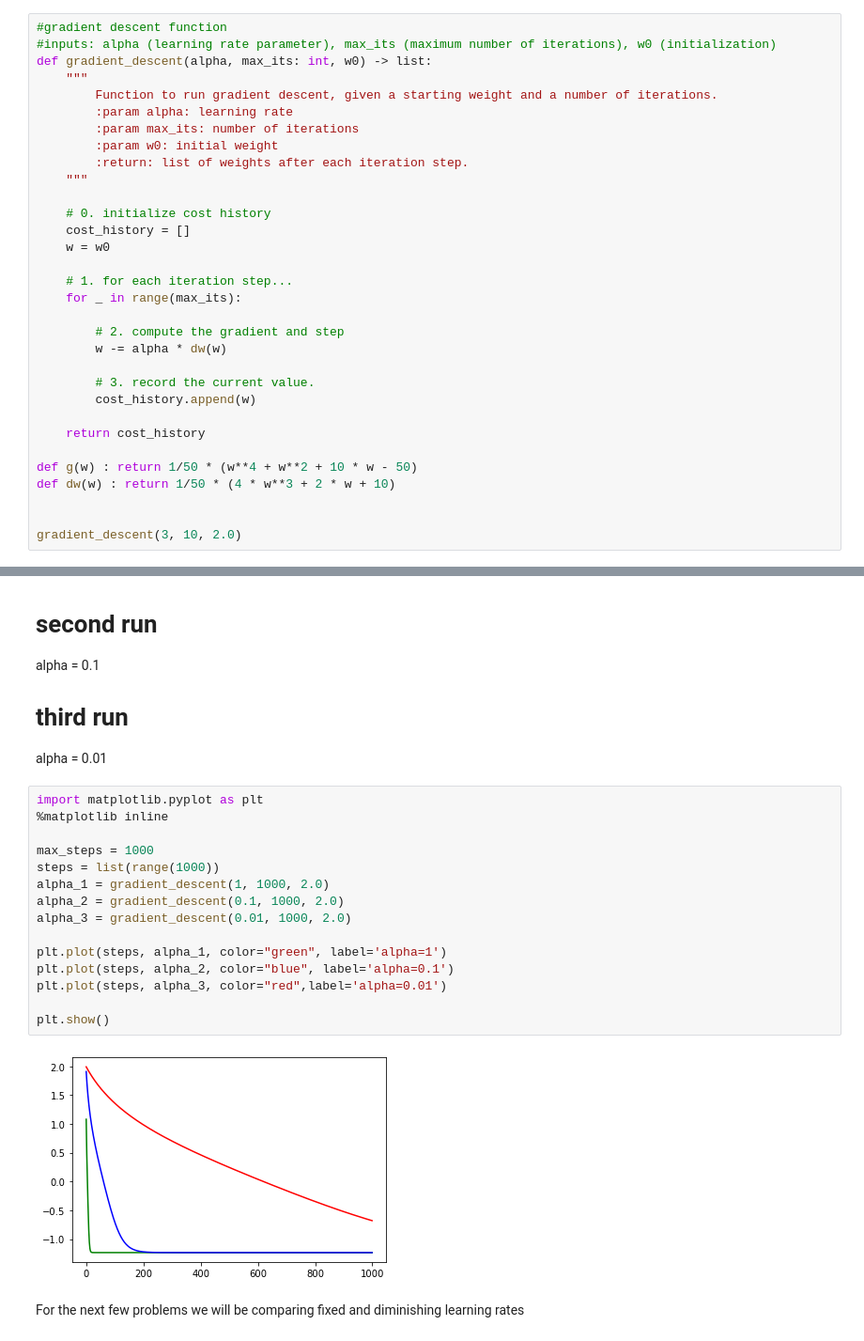
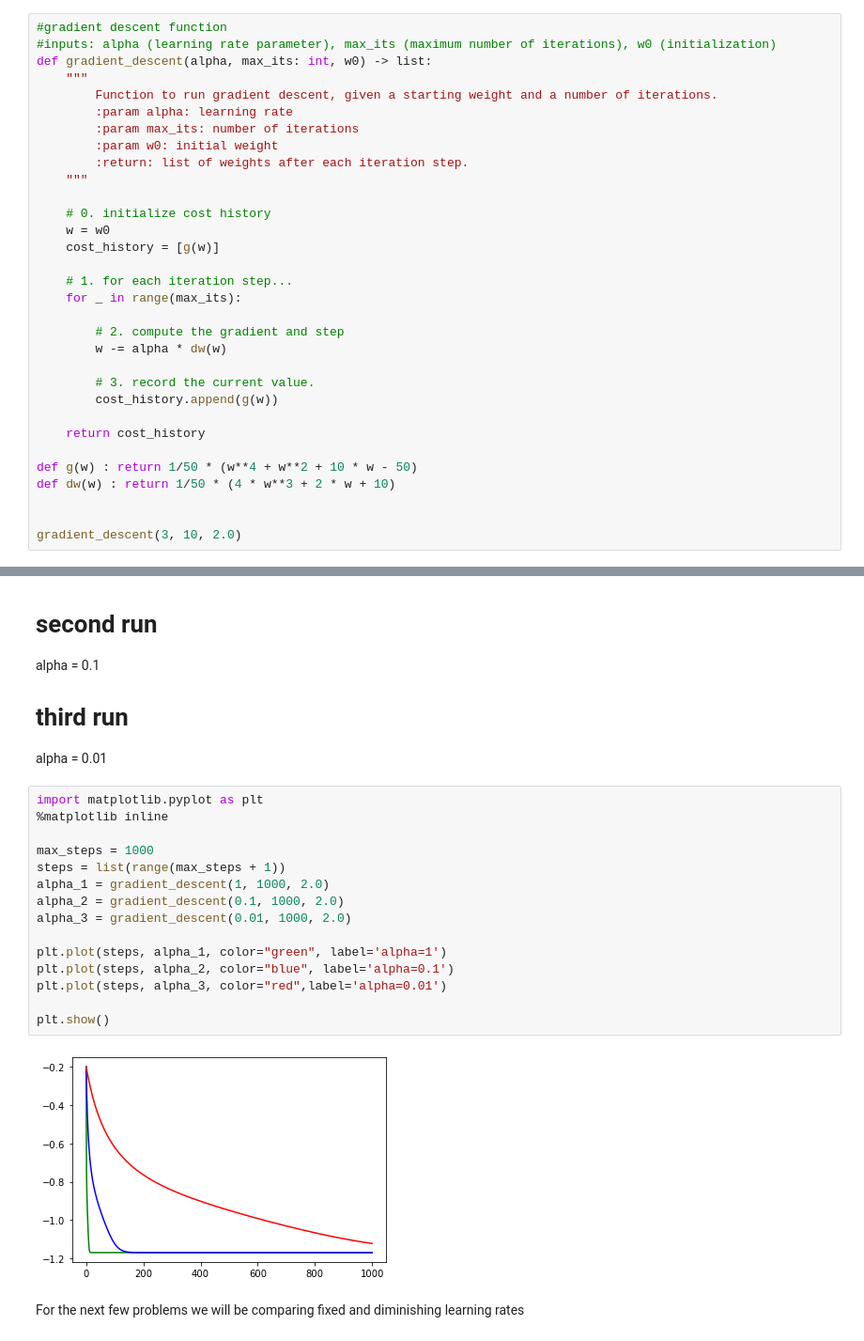
Before and after one commit to lostflux/machine-learning, a Jupyter notebook: HW1/HW1_cosc74.ipynb, the cells around one changed output, grey strips where cells are left out. Shown at 94% size. Drawn from its saved outputs; the diff is of its cells as text.

```diff
--- a/HW1/HW1_cosc74.ipynb
+++ b/HW1/HW1_cosc74.ipynb
@@ -25,8 +25,8 @@ def gradient_descent(alpha, max_its: int, w0) -> list:
     """
 
     # 0. initialize cost history
-    cost_history = []
     w = w0
+    cost_history = [g(w)]
 
     # 1. for each iteration step...
     for _ in range(max_its):
@@ -35,7 +35,7 @@ def gradient_descent(alpha, max_its: int, w0) -> list:
         w -= alpha * dw(w)
 
         # 3. record the current value.
-        cost_history.append(w)
+        cost_history.append(g(w))
 
     return cost_history
 
@@ -71,20 +72,20 @@ alpha = 0.01
 # %%
 import matplotlib.pyplot as plt
 %matplotlib inline
 
 max_steps = 1000
-steps = list(range(1000))
+steps = list(range(max_steps + 1))
 alpha_1 = gradient_descent(1, 1000, 2.0)
 alpha_2 = gradient_descent(0.1, 1000, 2.0)
 alpha_3 = gradient_descent(0.01, 1000, 2.0)
 
 plt.plot(steps, alpha_1, color="green", label='alpha=1')
 plt.plot(steps, alpha_2, color="blue", label='alpha=0.1')
 plt.plot(steps, alpha_3, color="red",label='alpha=0.01')
 
 plt.show()
 # %% [output]
-[figure, old version]
+[figure, new version]
 # %% [markdown]
 For the next few problems we will be comparing fixed and diminishing learning rates
 # %% [markdown]
```
Also changed, not shown: parts of 12 cells of this notebook, 2 other files.
